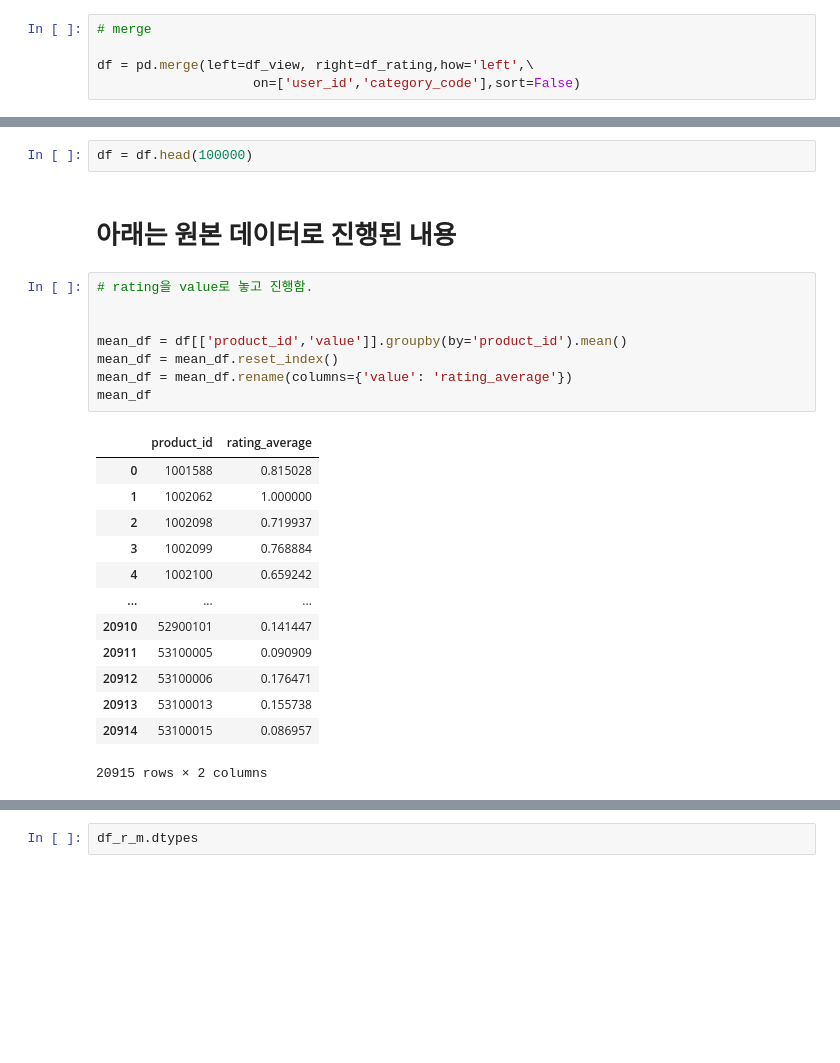
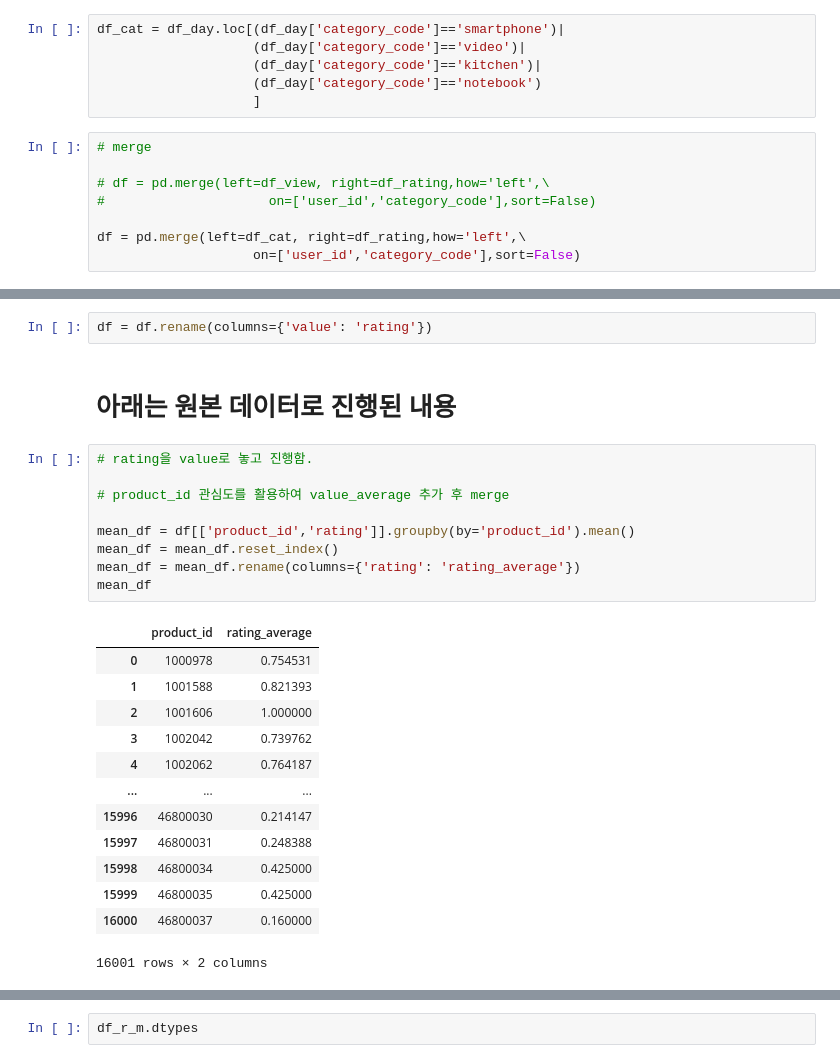
Before and after one commit to benidjor/ecommerce-behavior-data-analysis, a Jupyter notebook: esj_data/cp2_model.ipynb, the cells around one changed output, grey strips where cells are left out. Drawn from its saved outputs; the diff is of its cells as text; blank space fills up the shorter version.

Commit message:
docs(ce-3) : (추가) 아이템 기반 추천시스템 제작(CF)
- view, cart, purchase를 점수화하여 평점으로 만드는 작업 추가함.
- 코사인 유사도 활용
- 참고는 아래 블로그 내용들 참고하여 이것저것 활용함.
- 위의 서프라이즈 모듈 활용은 아직 학습중!!
- 추가된 문서는 맨 아래 (추가) 확인해주세요.

```diff
--- a/esj_data/cp2_model.ipynb
+++ b/esj_data/cp2_model.ipynb
@@ -57,7 +64,16 @@ df_view = df.loc[df['event_type']=='view']
+# %%
+df_cat = df_day.loc[(df_day['category_code']=='smartphone')|
+                    (df_day['category_code']=='video')|
+                    (df_day['category_code']=='kitchen')|
+                    (df_day['category_code']=='notebook')
+                    ]
 # %%
 # merge
 
-df = pd.merge(left=df_view, right=df_rating,how='left',\
+# df = pd.merge(left=df_view, right=df_rating,how='left',\
+#                     on=['user_id','category_code'],sort=False)
+
+df = pd.merge(left=df_cat, right=df_rating,how='left',\
                     on=['user_id','category_code'],sort=False)
 # %%
 df
@@ -170,29 +162,30 @@ user_id별 product_id : 1:n관계 \
 category_code 별 product_id : 1:n관계
 
 추천 시스템에 적용하기에 적합한 데이터로 판단됨. (유사 유저그룹 판단 후 아직 경험하지 않은 아이템을 추천해야 하기 때문)
-# %%
-df = df.head(100000)
+# %%
+df = df.rename(columns={'value': 'rating'})
 # %% [markdown]
 # 아래는 원본 데이터로 진행된 내용
 # %%
 # rating을 value로 놓고 진행함.
 
+# product_id 관심도를 활용하여 value_average 추가 후 merge
 
-mean_df = df[['product_id','value']].groupby(by='product_id').mean()
+mean_df = df[['product_id','rating']].groupby(by='product_id').mean()
 mean_df = mean_df.reset_index()
-mean_df = mean_df.rename(columns={'value': 'rating_average'})
+mean_df = mean_df.rename(columns={'rating': 'rating_average'})
 mean_df
 # %% [output]
 |  | product_id | rating_average |
-| 0 | 1001588 | 0.815028 |
-| 1 | 1002062 | 1.000000 |
-| 2 | 1002098 | 0.719937 |
-| 3 | 1002099 | 0.768884 |
-| 4 | 1002100 | 0.659242 |
+| 0 | 1000978 | 0.754531 |
+| 1 | 1001588 | 0.821393 |
+| 2 | 1001606 | 1.000000 |
+| 3 | 1002042 | 0.739762 |
+| 4 | 1002062 | 0.764187 |
 | ... | ... | ... |
-| 20910 | 52900101 | 0.141447 |
-| 20911 | 53100005 | 0.090909 |
-| 20912 | 53100006 | 0.176471 |
-| 20913 | 53100013 | 0.155738 |
-| 20914 | 53100015 | 0.086957 |
+| 15996 | 46800030 | 0.214147 |
+| 15997 | 46800031 | 0.248388 |
+| 15998 | 46800034 | 0.425000 |
+| 15999 | 46800035 | 0.425000 |
+| 16000 | 46800037 | 0.160000 |
-20915 rows × 2 columns
+16001 rows × 2 columns
```
Also changed, not shown: parts of 61 cells of this notebook.
